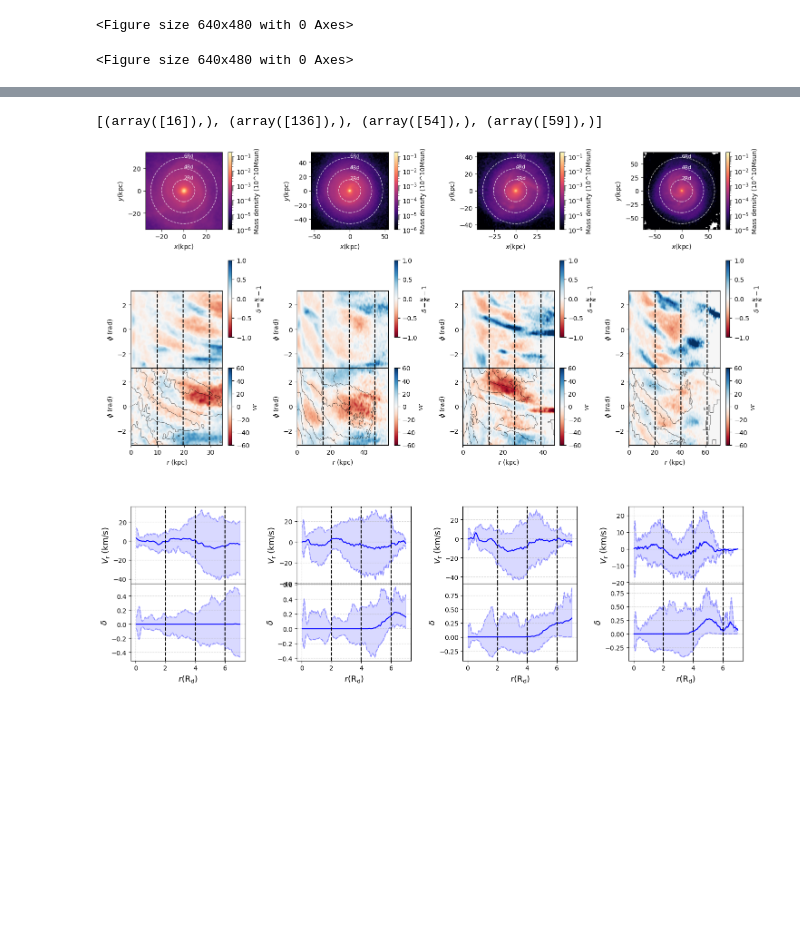
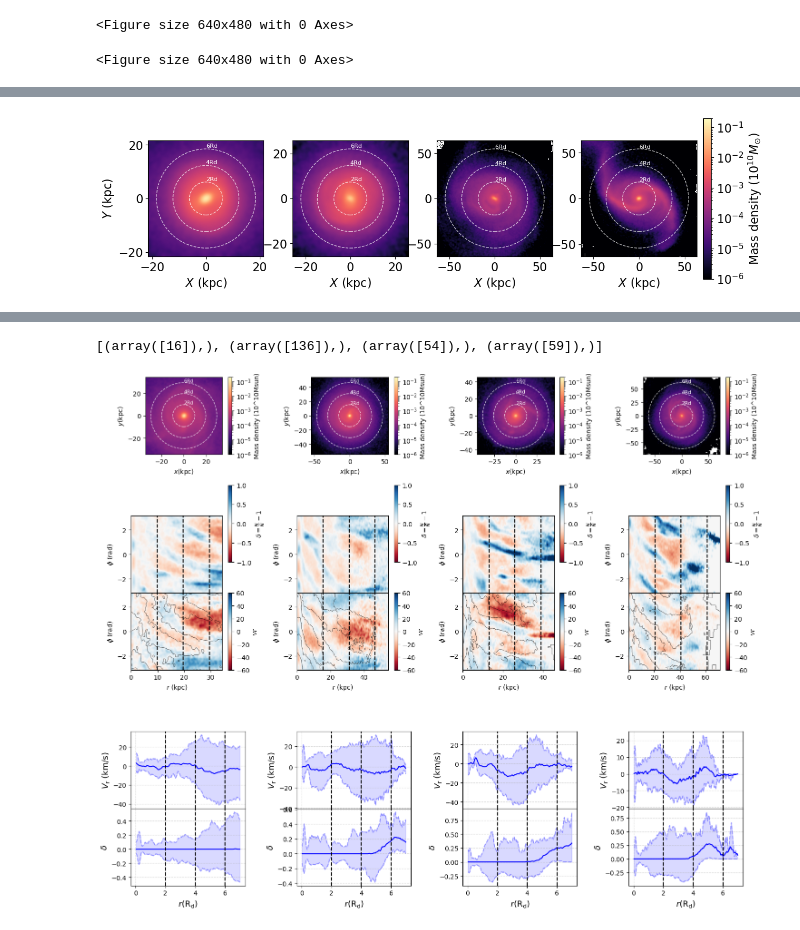
Before and after one commit to Alverd02/Kinematic-Signatures-of-Bars-and-Spirals-in-TNG50-Galaxies, a Jupyter notebook: Multiple galaxies.ipynb, the cells around one changed output, grey strips where cells are left out. Saved outputs shown, nothing was run; the diff lists cells and outputs as text; code cells hidden in the pictures; blank space fills up the shorter version.

```diff
--- a/Multiple galaxies.ipynb
+++ b/Multiple galaxies.ipynb
@@ -1212,0 +1205,47 @@ plt.savefig("barred_examples.png", dpi=300, bbox_inches='tight')
+# %%
+import matplotlib.pyplot as plt
+
+fig, axes = plt.subplots(1, 4,figsize=(16, 4.5))
+
+
+fig.subplots_adjust(wspace=0.25)
+
+last_im1 = None
+
+for i in range(len(barred_examples)):
+    m, x, y, vx, vy = data_20max(barred_examples[i], z_ref, t_ref)
+    Rd = get_Rd(bar_index[i], x, y)
+
+    ax_top = axes[i]
+
+    im1 = plot_mass(x, y, m, ax_top, Rd)
+
+    limite_kpc = 7.0 * Rd
+    ax_top.set_xlim(-limite_kpc, limite_kpc)
+    ax_top.set_ylim(-limite_kpc, limite_kpc)
+
+    ax_top.set_aspect('equal', adjustable='box')
+
+    if i == 3:
+        last_im1 = im1
+
+    ax_top.tick_params(axis='both', labelsize=16)
+    ax_top.set_xlabel(r"$X$ (kpc)", fontsize=16)
+    ax_top.set_ylabel("")
+
+axes[0].set_ylabel(r"$Y$ (kpc)", fontsize=16)
+
+
+if last_im1 is not None:
+
+    cbar1 = fig.colorbar(last_im1, ax=axes[:], location='right', pad=0.01, shrink=0.88)
+
+    cbar1.set_label(r'Mass density $(10^{10}M_{\rm{\odot}})$', fontsize=16)
+    cbar1.ax.tick_params(labelsize=16)
+
+
+plt.savefig("barred_mass.png", dpi=300, bbox_inches='tight')
+
+plt.show()
+# %% [output]
+[figure, added]
```
Also changed, not shown: parts of 12 cells of this notebook, 8 other files.
